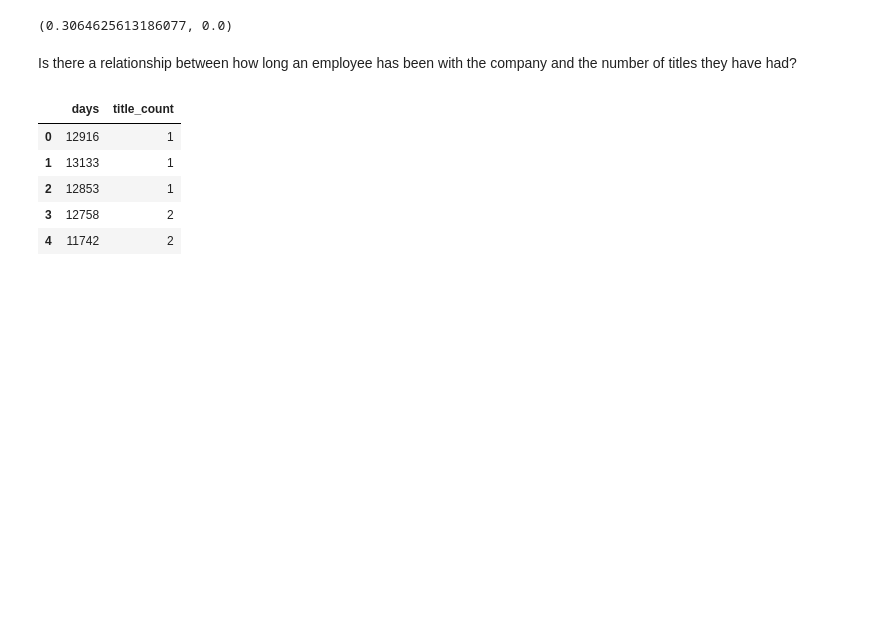
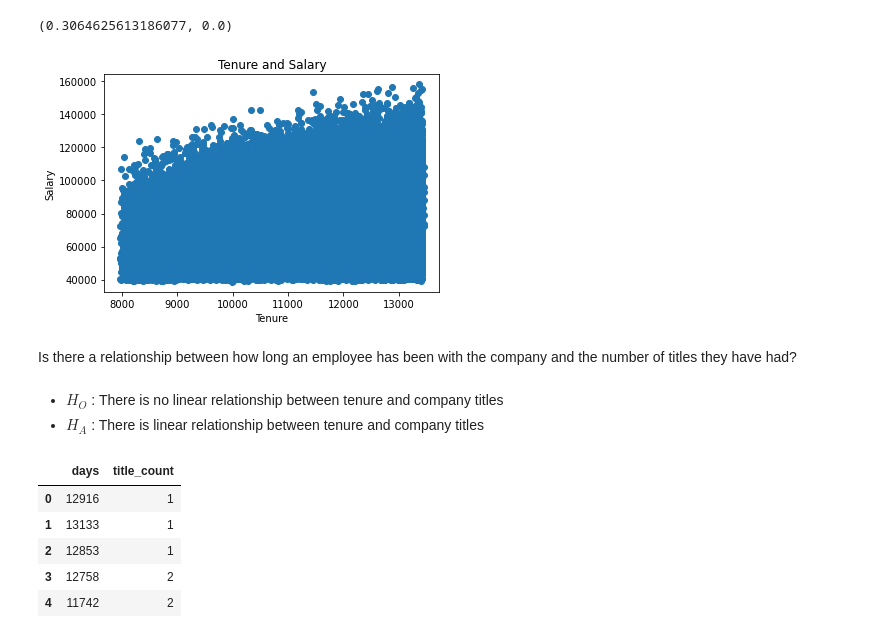
Before and after one commit to PGuajardo/statistics-exercises, a Jupyter notebook: hypothesis_testing.ipynb, the cells around one changed output. Saved outputs shown, nothing was run; the diff lists cells and outputs as text; code cells hidden in the pictures; blank space fills up the shorter version.

```diff
--- a/hypothesis_testing.ipynb
+++ b/hypothesis_testing.ipynb
@@ -471,8 +491,19 @@ corr, p = stats.pearsonr(x, y)
 corr, p
 # %% [output]
 (0.3064625613186077, 0.0)
+# %%
+plt.scatter(x, y)
+plt.title('Tenure and Salary')
+plt.xlabel('Tenure')
+plt.ylabel('Salary')
+plt.show()
+# %% [output]
+[figure, added]
 # %% [markdown]
 Is there a relationship between how long an employee has been with the company and the number of titles they have had?
+# %% [markdown]
+- $H_O$ : There is no linear relationship between tenure and company titles
+- $H_A$ : There is linear relationship between tenure and company titles
 # %%
 sql2 = """
     SELECT DATEDIFF(curdate(), hire_date) AS 'days', COUNT(title) AS 'title_count'
```
Also changed, not shown: parts of 40 cells of this notebook, 1 other file.
